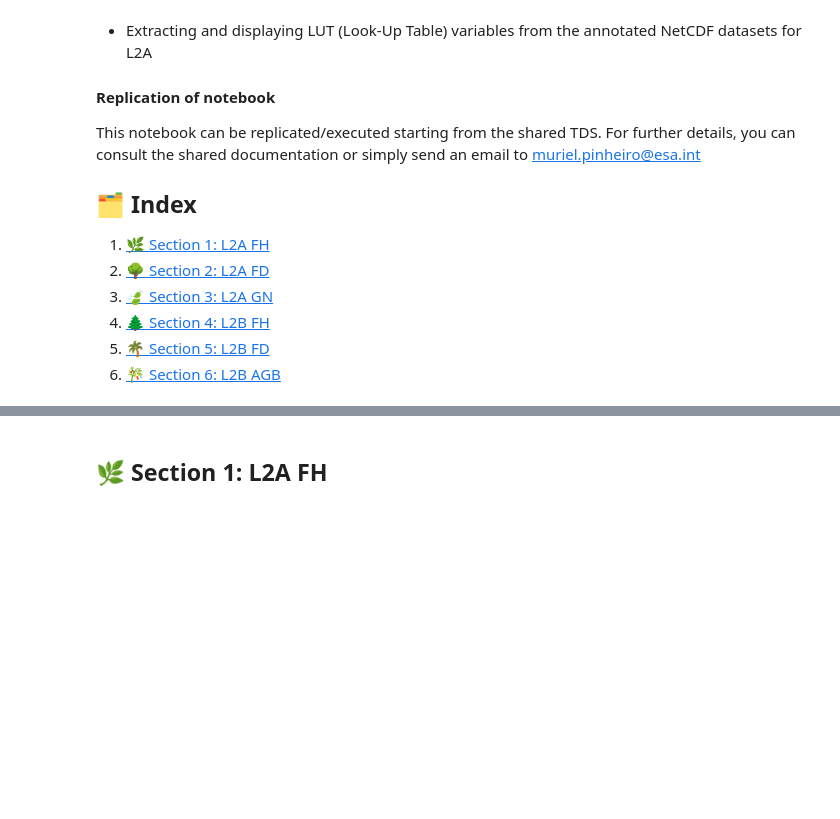
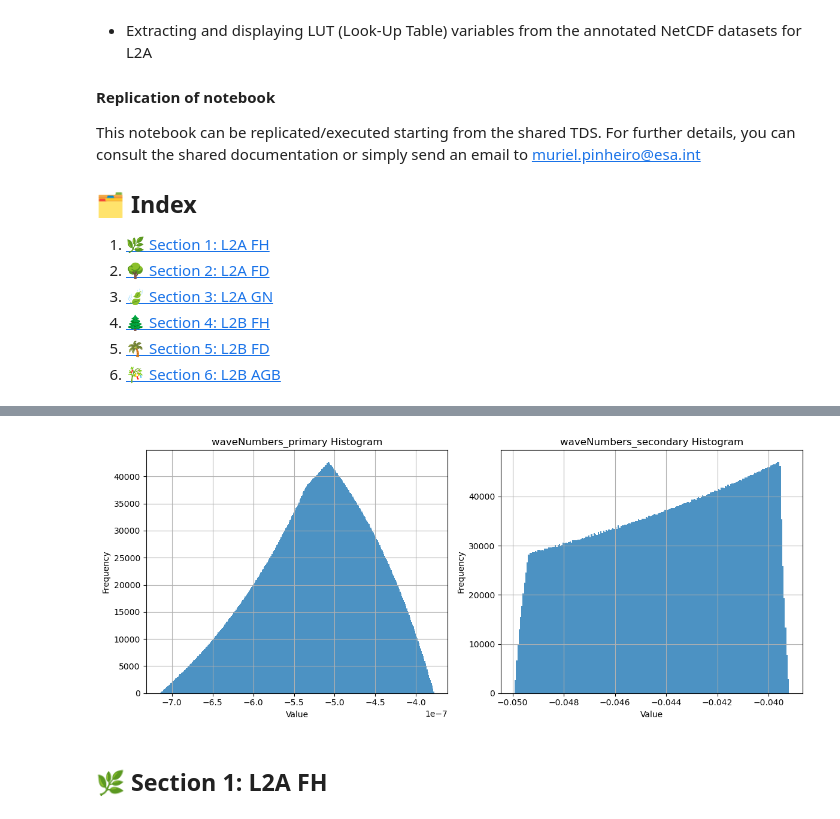
Before and after one commit to BioPAL/data_readers, a Jupyter notebook: HowTo_Use_L2.ipynb, the cells around one changed output, grey strips where cells are left out. Drawn from its saved outputs; the diff is of its cells as text; code cells hidden in the pictures; blank space fills up the shorter version.

```diff
--- a/HowTo_Use_L2.ipynb
+++ b/HowTo_Use_L2.ipynb
@@ -55,3 +166,22 @@ product_fh_l2a = BiomassProduct.l2a_fh(paths.fh)
+# %%
+fig, axes = plt.subplots(1, 2, figsize=(12, 5))
+
+axes[0].hist(waveNumbers_primary.values.ravel(), bins='auto', alpha=0.8)
+axes[0].set_title("waveNumbers_primary Histogram")
+axes[0].set_xlabel("Value")
+axes[0].set_ylabel("Frequency")
+axes[0].grid(True)
+
+axes[1].hist(waveNumbers_secondary.values.ravel(), bins='auto', alpha=0.8)
+axes[1].set_title("waveNumbers_secondary Histogram")
+axes[1].set_xlabel("Value")
+axes[1].set_ylabel("Frequency")
+axes[1].grid(True)
+
+plt.tight_layout()
+plt.show()
+# %% [output]
+[figure, added]
 # %% [markdown]
 ## 🌿 Section 1: L2A FH
 # %% [markdown]
```
Also changed, not shown: parts of 19 cells of this notebook.
